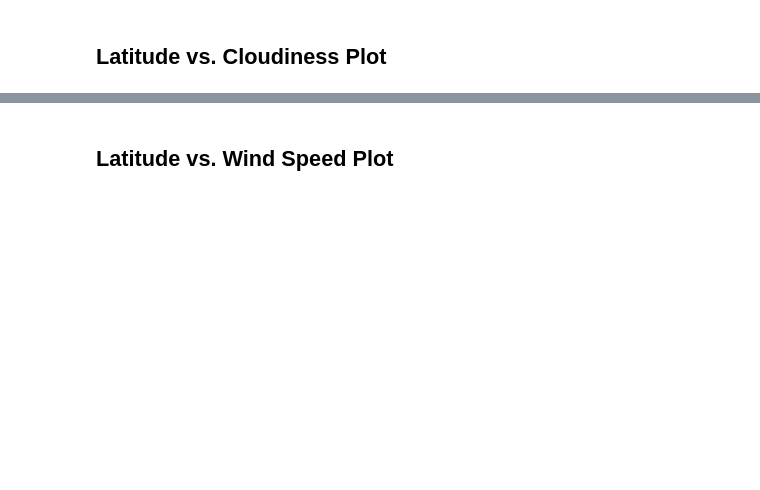
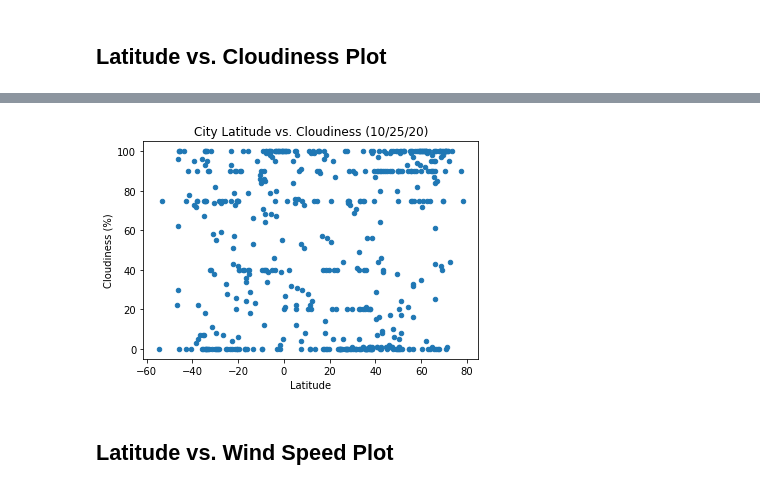
Before and after one commit to littleprincecurry/python-api-challenge, a Jupyter notebook: WeatherPy/WeatherPy.ipynb, the cells around one changed output, grey strips where cells are left out. Saved outputs shown, nothing was run; the diff lists cells and outputs as text; code cells hidden in the pictures; blank space fills up the shorter version.

```diff
--- a/WeatherPy/WeatherPy.ipynb
+++ b/WeatherPy/WeatherPy.ipynb
@@ -266,2 +269,9 @@ df.plot.scatter('Lat', 'Max Temp')
+# %%
+df.plot.scatter('Lat', 'Cloudiness', title='City Latitude vs. Cloudiness (10/25/20)')
+plt.xlabel('Latitude')
+plt.ylabel('Cloudiness (%)')
+plt.show()
+# %% [output]
+[figure, added]
 # %% [markdown]
 ## Latitude vs. Wind Speed Plot
```
Also changed, not shown: parts of 10 cells of this notebook.
